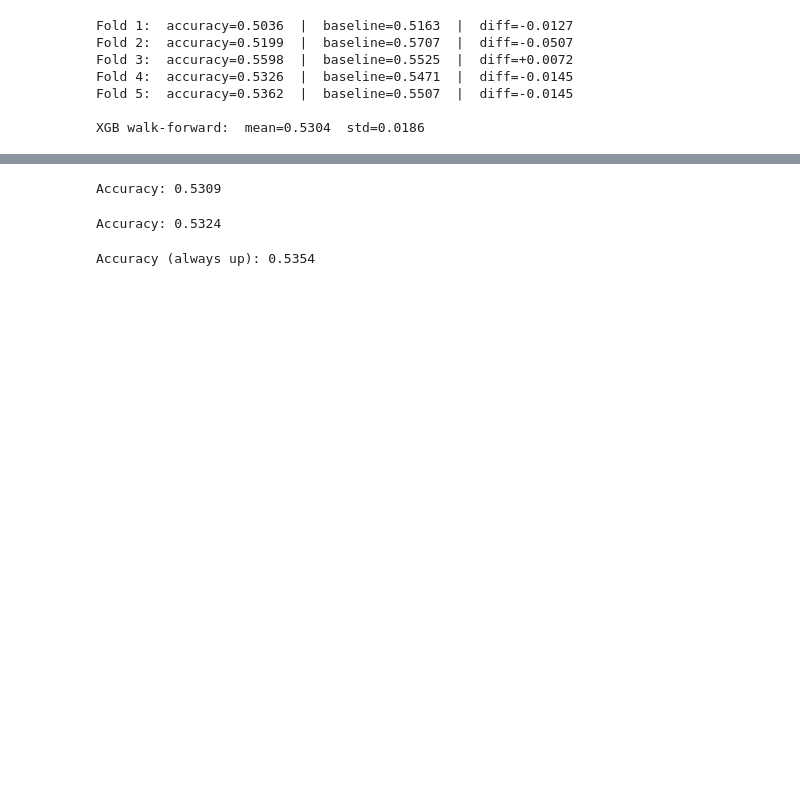
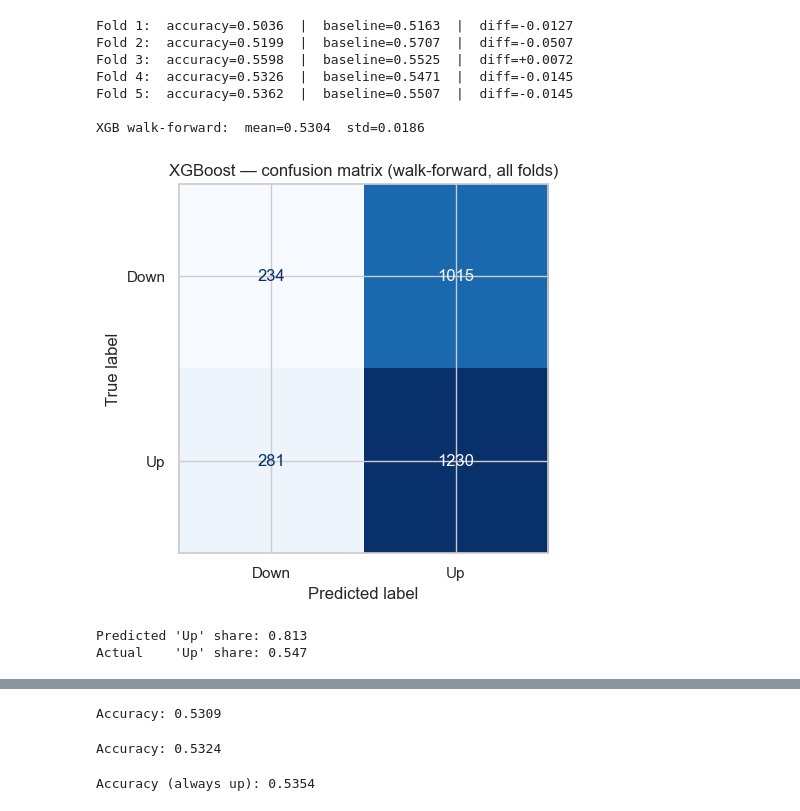
Before and after one commit to MariaNowacka/ml_project, a Jupyter notebook: ML_methods_up_pred.ipynb, the cells around one changed output, grey strips where cells are left out. Saved outputs shown, nothing was run; the diff lists cells and outputs as text; code cells hidden in the pictures; blank space fills up the shorter version.

Commit message:
up pred final i think

```diff
--- a/ML_methods_up_pred.ipynb
+++ b/ML_methods_up_pred.ipynb
@@ -13,10 +13,23 @@ from torch.utils.data import TensorDataset, DataLoader
 import torch.nn as nn
 import torch.optim as optim
 import torch
-from torch.utils.data import TensorDataset, DataLoader
-import numpy as np
 from sklearn.preprocessing import StandardScaler
 from sklearn.model_selection import TimeSeriesSplit
+import mlflow
+import optuna
+from sklearn.metrics import confusion_matrix, ConfusionMatrixDisplay
+import matplotlib.pyplot as plt
+
+mlflow.set_experiment("spy_direction_prediction")
+print("MLflow tracking URI:", mlflow.get_tracking_uri())
+
+import os
+os.environ["KMP_DUPLICATE_LIB_OK"] = "TRUE"
+os.environ["MKL_THREADING_LAYER"] = "GNU"
+
+import numpy as np
+import torch
+torch.set_num_threads(1)
 
 
 sns.set_theme(style="whitegrid")
@@ -96,4 +123,27 @@ Fold 4:  accuracy=0.5326  |  baseline=0.5471  |  diff=-0.0145
 Fold 5:  accuracy=0.5362  |  baseline=0.5507  |  diff=-0.0145
 
 XGB walk-forward:  mean=0.5304  std=0.0186
+# %%
+y_true_all, y_pred_all = [], []
+for train_idx, test_idx in tscv.split(X):
+    X_tr, X_te = X.iloc[train_idx], X.iloc[test_idx]
+    y_tr, y_te = y.iloc[train_idx], y.iloc[test_idx]
+    y_tr_cls = (y_tr > 0).astype(int)
+    y_te_cls = (y_te > 0).astype(int)
+    m = xgb.XGBClassifier(n_estimators=100, learning_rate=0.05, max_depth=3, random_state=42)
+    m.fit(X_tr, y_tr_cls)
+    y_true_all.extend(y_te_cls.tolist())
+    y_pred_all.extend(m.predict(X_te).tolist())
+
+cm = confusion_matrix(y_true_all, y_pred_all)
+ConfusionMatrixDisplay(cm, display_labels=["Down", "Up"]).plot(cmap="Blues", colorbar=False)
+plt.title("XGBoost — confusion matrix (walk-forward, all folds)")
+plt.show()
+
+print("Predicted 'Up' share:", round(sum(y_pred_all) / len(y_pred_all), 3))
+print("Actual    'Up' share:", round(sum(y_true_all) / len(y_true_all), 3))
+# %% [output]
+[figure, added]
+Predicted 'Up' share: 0.813
+Actual    'Up' share: 0.547
 # %%
```
Also changed, not shown: parts of 9 cells of this notebook.
